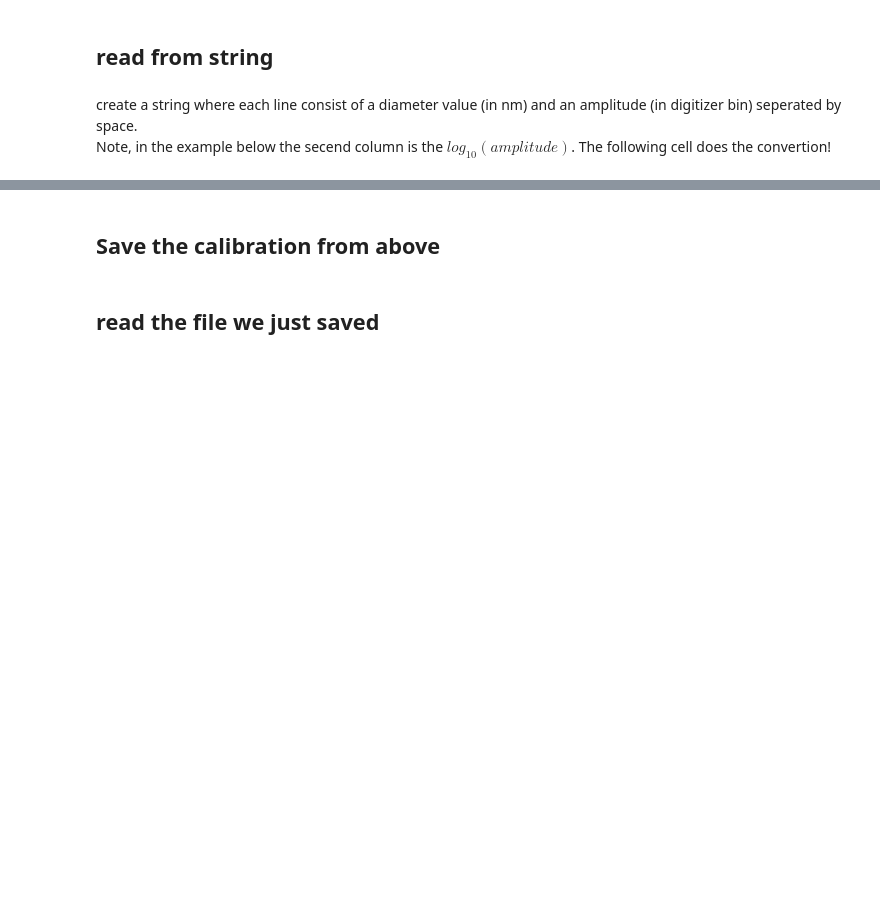
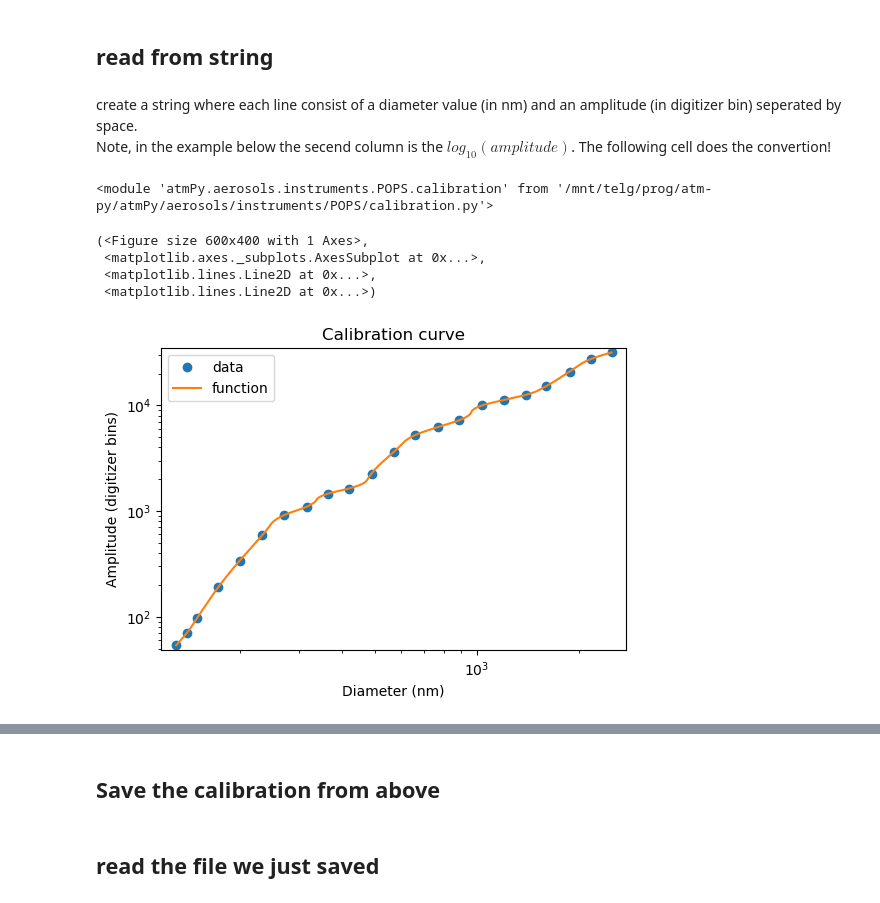
Before and after one commit to hagne/atm-py, a Jupyter notebook: examples/instruments_POPS_calibration.ipynb, the cells around one changed output, grey strips where cells are left out. Saved outputs shown, nothing was run; the diff lists cells and outputs as text; code cells hidden in the pictures; blank space fills up the shorter version.

```diff
--- a/examples/instruments_POPS_calibration.ipynb
+++ b/examples/instruments_POPS_calibration.ipynb
@@ -147,6 +36,10 @@ This section shows how to read and save calibration data. In the process the dat
 ## read from string
 # %% [markdown]
 create a string where each line consist of a diameter value (in nm) and an amplitude (in digitizer bin) seperated by space. <br> Note, in the example below the secend column is the $log_{10}(amplitude)$. The following cell does the convertion!
+# %%
+reload(calibration)
+# %% [output]
+<module 'atmPy.aerosols.instruments.POPS.calibration' from '/mnt/telg/prog/atm-py/atmPy/aerosols/instruments/POPS/calibration.py'>
 # %%
 data = """130 1.73
 140 1.85
@@ -172,3 +65,11 @@ data = """130 1.73
 2500 4.5"""
 # %%
 cal = calibration.read_str(data)
+# %%
+cal.plot()
+# %% [output]
+(<Figure size 600x400 with 1 Axes>,
+ <matplotlib.axes._subplots.AxesSubplot at 0x...>,
+ <matplotlib.lines.Line2D at 0x...>,
+ <matplotlib.lines.Line2D at 0x...>)
+[figure, added]
```
Also changed, not shown: parts of 16 cells of this notebook, 1 other file.
